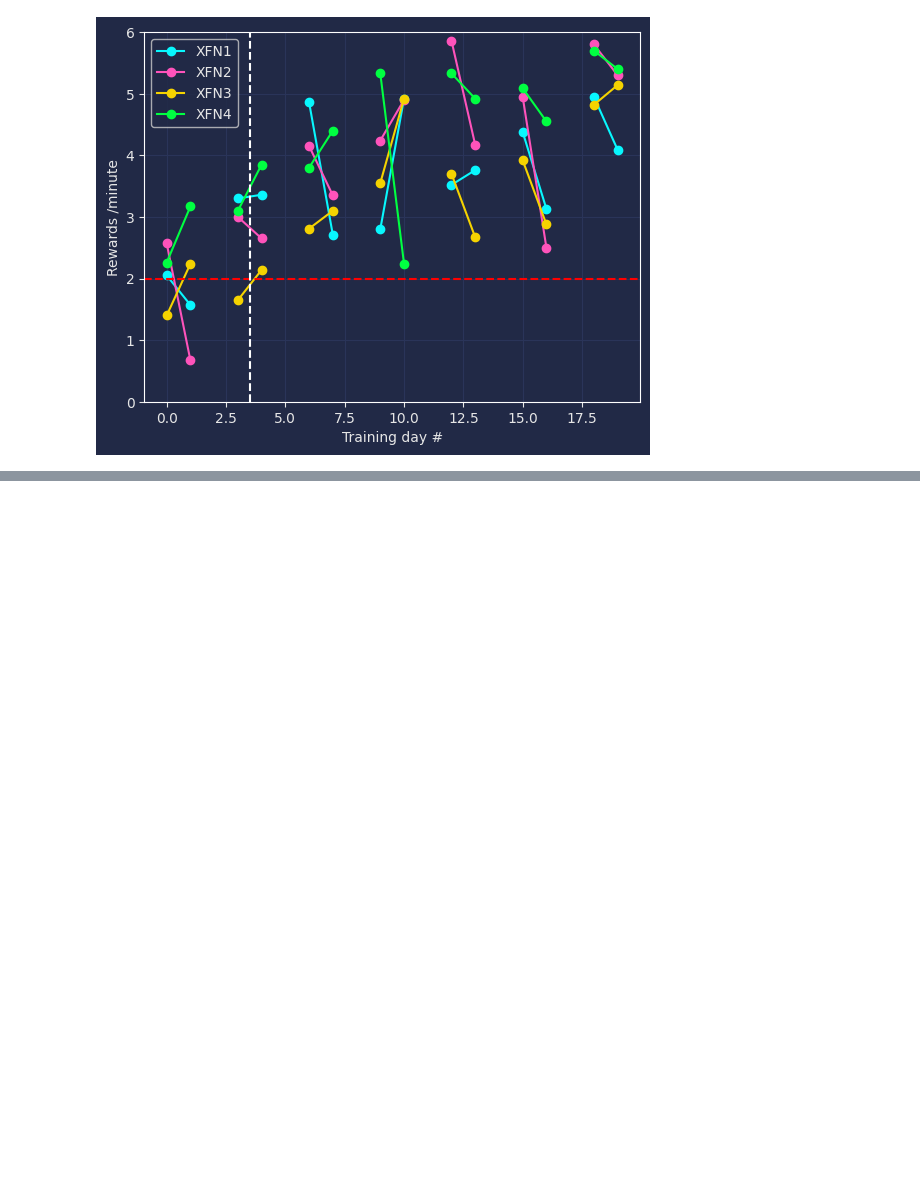
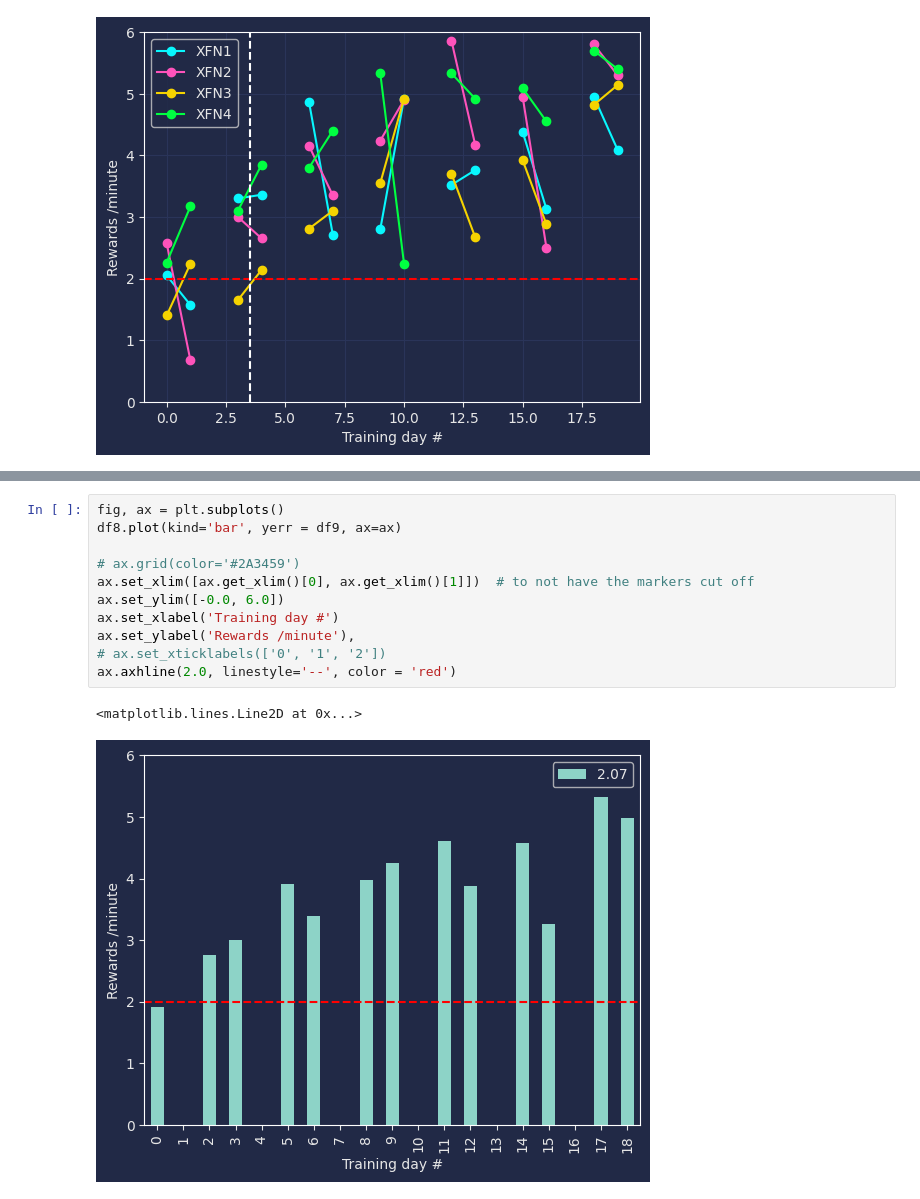
Before and after one commit to Ashu156/JLab, a Jupyter notebook: JL_Linear_track_reward_rate_monitoring.ipynb, the cells around one changed output, grey strips where cells are left out. Saved outputs shown, nothing was run; the diff lists cells and outputs as text; blank space fills up the shorter version.

```diff
--- a/JL_Linear_track_reward_rate_monitoring.ipynb
+++ b/JL_Linear_track_reward_rate_monitoring.ipynb
@@ -144,0 +163,14 @@ ax.axvline(3.5, linestyle='--', color = 'white')
+# %%
+fig, ax = plt.subplots()
+df8.plot(kind='bar', yerr = df9, ax=ax)
+
+# ax.grid(color='#2A3459')
+ax.set_xlim([ax.get_xlim()[0], ax.get_xlim()[1]])  # to not have the markers cut off
+ax.set_ylim([-0.0, 6.0])
+ax.set_xlabel('Training day #')
+ax.set_ylabel('Rewards /minute'),
+# ax.set_xticklabels(['0', '1', '2'])
+ax.axhline(2.0, linestyle='--', color = 'red')
+# %% [output]
+<matplotlib.lines.Line2D at 0x...>
+[figure, added]
```
Also changed, not shown: parts of 4 cells of this notebook.
